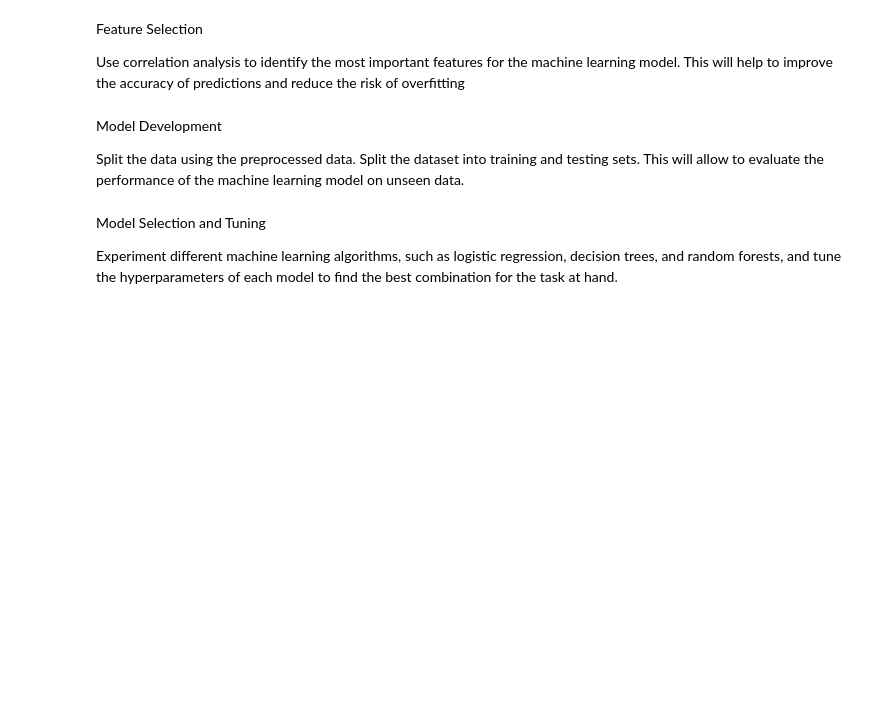
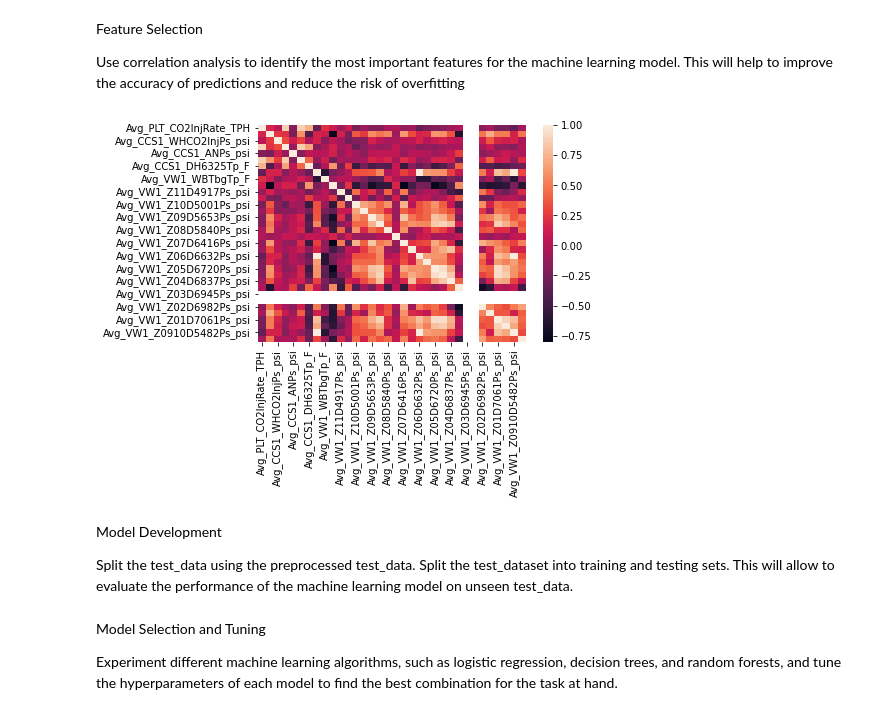
Before and after one commit to BluInnovation/ml-challenge-2023, a Jupyter notebook: code/Machine Learning Challenge Notebook Starter.ipynb, the cells around one changed output. Saved outputs shown, nothing was run; the diff lists cells and outputs as text; code cells hidden in the pictures; blank space fills up the shorter version.

Commit message:
notebook edits, testing mlis branch

```diff
--- a/code/Machine Learning Challenge Notebook Starter.ipynb
+++ b/code/Machine Learning Challenge Notebook Starter.ipynb
@@ -48,20 +138,22 @@ Feature Selection
 Use correlation analysis to identify the most important features for the machine learning model. This will help to improve the accuracy of predictions and reduce the risk of overfitting
 # %%
 # Compute correlation matrix
-corr_matrix = data.corr()
+corr_matrix = test_data.corr()
 
 # Generate heatmap of correlation matrix
 import seaborn as sns
 sns.heatmap(corr_matrix)
 plt.show()
 
 # Select the most correlated features
 corr_threshold = 0.5
 corr_pairs = np.where(np.abs(corr_matrix) > corr_threshold)
 corr_pairs = [(corr_matrix.iloc[i, j], i, j) for i, j in zip(*corr_pairs) if i != j and i < j]
 corr_pairs.sort(reverse=True)
+# %% [output]
+[figure, added]
 # %% [markdown]
 Model Development
 
-Split the data using the preprocessed data. Split the dataset into training and testing sets. This will allow to evaluate the performance of the machine learning model on unseen data.
+Split the test_data using the preprocessed test_data. Split the test_dataset into training and testing sets. This will allow to evaluate the performance of the machine learning model on unseen test_data.
 # %%
```
Also changed, not shown: parts of 17 cells of this notebook, 6 other files.
